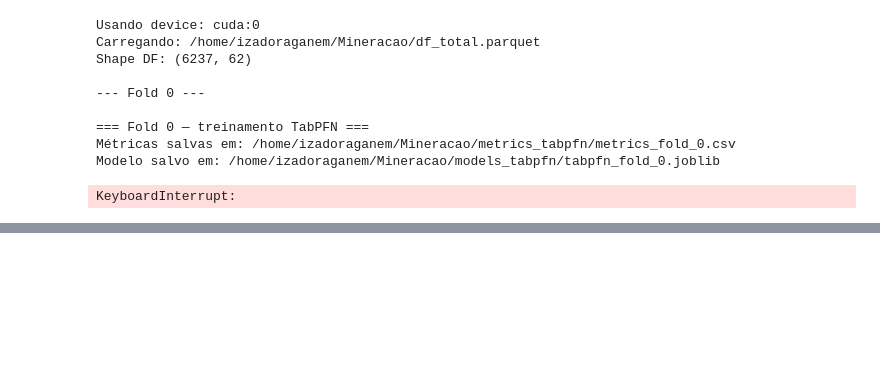
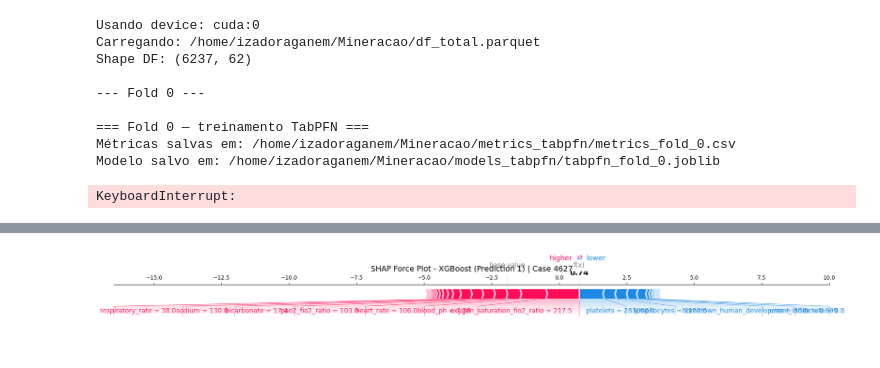
Before and after one commit to arthurqu18/explicabilidade, a Jupyter notebook: script.ipynb, the cells around one changed output, grey strips where cells are left out. Drawn from its saved outputs; the diff is of its cells as text; code cells hidden in the pictures; blank space fills up the shorter version.

```diff
--- a/script.ipynb
+++ b/script.ipynb
@@ -565,3 +543,8 @@ FEATURE_NAME_MAP = {
     # Outcome
     "obito": "mortality"
 }
+
+feature_names_list = [
+        FEATURE_NAME_MAP.get(f, f)
+        for f in df.drop(columns=['obito']).astype(str)
+    ]
@@ -929,3 +711,0 @@ def analisar_divergencias_shap(df, target_col):
-# %%
-df = df['obito']
-df.shape
@@ -1820,0 +1008,79 @@ Parameters: { "use_label_encoder" } are not used.
+# %%
+if caso_especifico:
+    model_xgb = caso_especifico["model_xgb"]
+    row_data = caso_especifico["row_data"]
+    xgb_pred = caso_especifico["xgb_pred"]
+    print(f"true_label é {caso_especifico['true_label']} "
+          f"tab_pred é {caso_especifico['tab_pred']} "
+          f"e xgb_pred é {caso_especifico['xgb_pred']}")
+
+    classe_interesse = 1
+
+    explainer = shap.TreeExplainer(model_xgb)
+    shap_values = explainer.shap_values(
+        row_data,
+        check_additivity=False
+    )
+
+    base_value = explainer.expected_value
+    if isinstance(base_value, (list, np.ndarray)):
+        base_value = float(np.asarray(base_value).reshape(-1)[classe_interesse])
+    else:
+        base_value = float(base_value)
+
+    if isinstance(shap_values, list):
+        shap_values = np.asarray(shap_values[classe_interesse])
+    else:
+        shap_values = np.asarray(shap_values)
+
+    if shap_values.ndim == 3:
+        shap_values_vector = shap_values[0, :, classe_interesse]
+    elif shap_values.ndim == 2:
+        shap_values_vector = shap_values[0]
+    else:
+        shap_values_vector = shap_values
+
+    row_values = row_data.to_numpy()[0].astype(float)
+    feature_names_list = [
+        FEATURE_NAME_MAP.get(feature, feature)
+        for feature in row_data.columns.astype(str)
+    ]
+
+    # --- FORCE PLOT ---
+    plt.figure(figsize=(20, 6))
+    shap.force_plot(
+        base_value,
+        shap_values_vector,
+        row_values,
+        feature_names=feature_names_list,
+        matplotlib=True,
+        show=False
+    )
+    plt.title(
+        f"SHAP Force Plot - XGBoost (Prediction {xgb_pred}) | Case {indice_desejado}",
+        fontsize=14,
+        pad=25
+    )
+    plt.tight_layout()
+    plt.show()
+
+    # --- WATERFALL ---
+    sv = shap.Explanation(
+        values=shap_values_vector,
+        base_values=base_value,
+        data=row_values,
+        feature_names=feature_names_list
+    )
+
+    plt.figure(figsize=(10, 6))
+    shap.plots.waterfall(sv, show=False)
+    plt.title(
+        f"Decision Factors - Case {indice_desejado}",
+        fontsize=14
+    )
+    plt.tight_layout()
+    plt.show()
+
+else:
+    print("Caso não encontrado nos folds.")
+# %% [output]
@@ -1820,0 +1089 @@ Parameters: { "use_label_encoder" } are not used.
+[figure, added]
```
Also changed, not shown: parts of 25 cells of this notebook, 3 other files.
